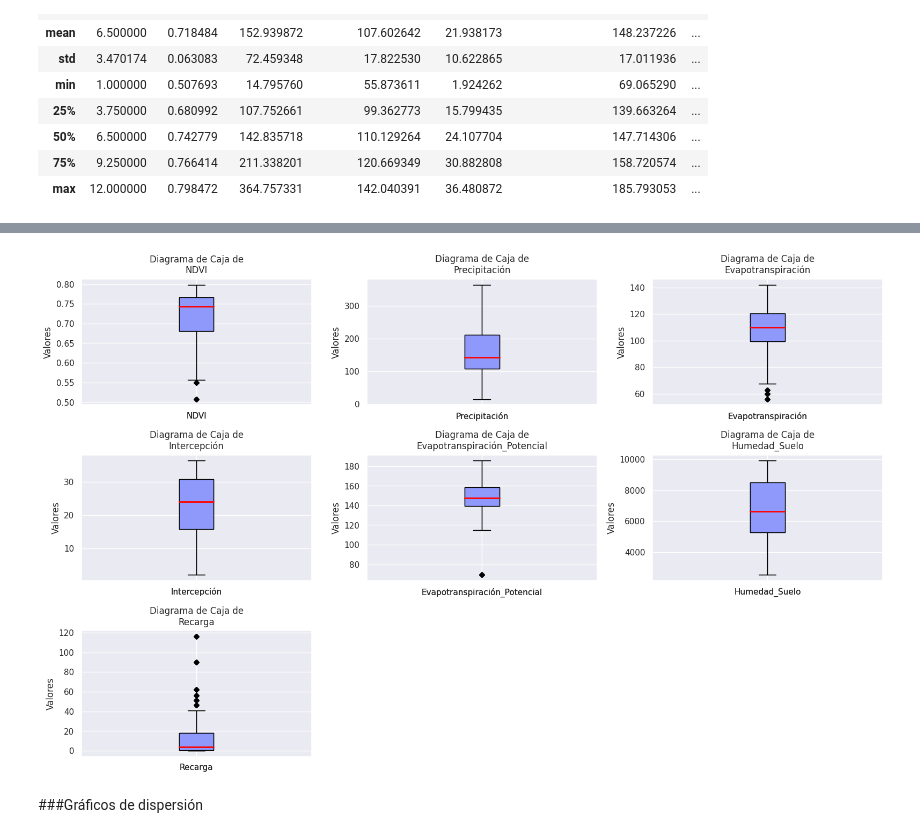
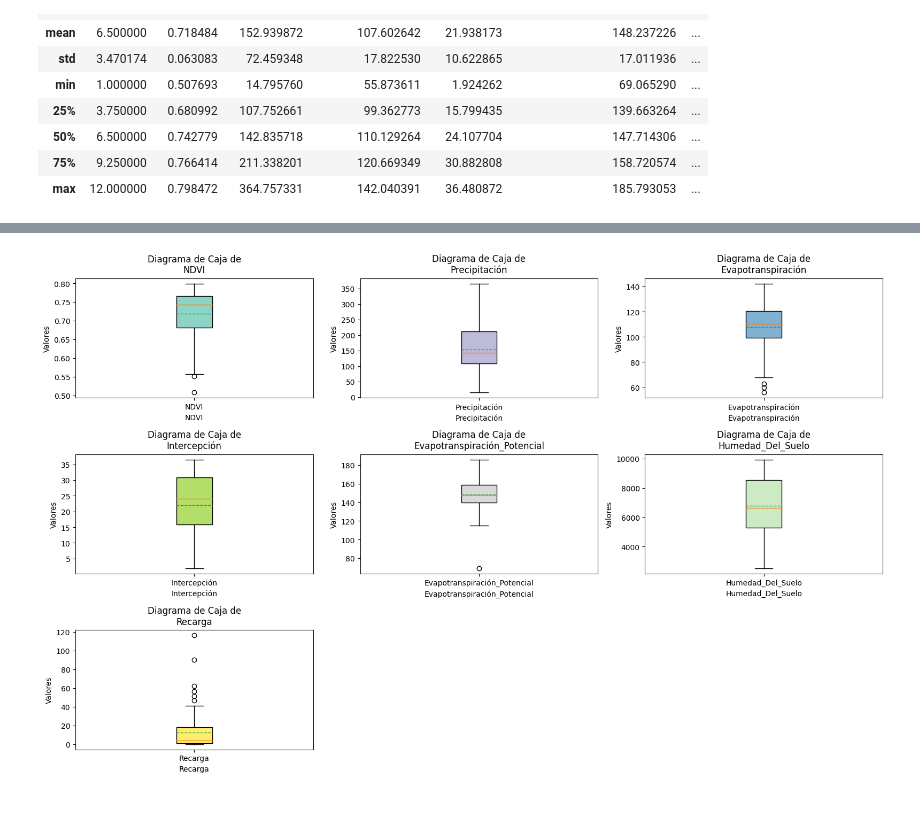
Before and after one commit to emarevalog/Data_Science_Forecast_NDVI_Project, a Jupyter notebook: Exploración_estadística.ipynb, the cells around one changed output, grey strips where cells are left out. Saved outputs shown, nothing was run; the diff lists cells and outputs as text; code cells hidden in the pictures; blank space fills up the shorter version.

```diff
--- a/Exploración_estadística.ipynb
+++ b/Exploración_estadística.ipynb
@@ -46,15 +27,8 @@ memory usage: 7.0+ KB
 # %%
-#Cambios en los nombres de las variables
-df.columns = df.columns.str.replace(" sat", "")
-df.columns = df.columns.str.replace(" ACTUAL  modelo SWB", "")
-df.columns = df.columns.str.replace(" modelo SWB", "")
-df.columns = df.columns.str.replace("  DEL ", "_")
+df.columns = df.columns.str.title()
 df.columns = df.columns.str.replace(" ", "_")
-df.columns = df.columns.str.title()
+df.columns = df.columns.str.replace("__", "_")
 df.columns = df.columns.str.replace("Ndvi", "NDVI")
-# %%
-#Eliminamos la columna Ml porque no tiene datos
-df = df.drop('Ml', axis=1)
 # %%
 df.info()
 # %% [output]
@@ -86,9 +50,3 @@ df.tail(5)
-# %%
-#Eliminamos las últimas dos filas del dataframe
-df = df.iloc[:-2]
-# %%
-#Convertimos los datos de la columna mes en enteros
-df['Mes'] = df['Mes'].astype('int64')
 # %%
 df.describe()
 # %% [output]
@@ -167,34 +148,33 @@ plt.show()
 # %%
-#Diagramas de cajas
-sns.set_style("darkgrid")
+import matplotlib.pyplot as plt
+import pandas as pd
+
+x = ['NDVI', 'Precipitación', 'Evapotranspiración', 'Intercepción',
+     'Evapotranspiración_Potencial', 'Humedad_Del_Suelo', 'Recarga']
+
+# Cambia a la paleta de colores "Set3"
+colors = plt.cm.Set3(np.linspace(0, 1, len(x)))
+
 fig, axes = plt.subplots(3, 3, figsize=(16, 10))
 
-for i, variable in enumerate(variables):
+for i, variable in enumerate(x):
     row = i // 3
     col = i % 3
     ax = axes[row, col]
 
     # Crear un diagrama de caja vertical para la variable
-    boxprops = dict(facecolor='xkcd:periwinkle blue', color='black')
-    flierprops = dict(marker='D', markerfacecolor='black', markersize=5)
+    ax.boxplot(df[variable], vert=True, labels=[variable], showmeans=True, meanline=True, patch_artist=True,
+               boxprops=dict(facecolor=colors[i], color='black'))
 
-    ax.boxplot(df[variable], vert=True, labels=[variable], patch_artist=True,
-               boxprops=boxprops, flierprops=flierprops)
-
-    medianprops = dict(linewidth=2, color='red')
-    ax.boxplot(df[variable], vert=True, labels=[variable], patch_artist=True,
-               boxprops=boxprops, flierprops=flierprops, medianprops=medianprops)
-
-    ax.set_title(f'Diagrama de Caja de\n{variable}', y=1.01)
+    ax.set_title(f'Diagrama de Caja de\n{variable}', y=1.01)  # Ajusta el valor de y para separar el título
+    ax.set_xlabel(variable)
     ax.set_ylabel('Valores')
 
 # Elimina cualquier eje no utilizado
-for i in range(len(variables), 3*3):
+for i in range(len(x), 3*3):
     fig.delaxes(axes[i // 3, i % 3])
 
 plt.tight_layout()
 plt.show()
 # %% [output]
-[figure, old version]
+[figure, new version]
-# %% [markdown]
-###Gráficos de dispersión
```
Also changed, not shown: parts of 30 cells of this notebook, 5 other files.
